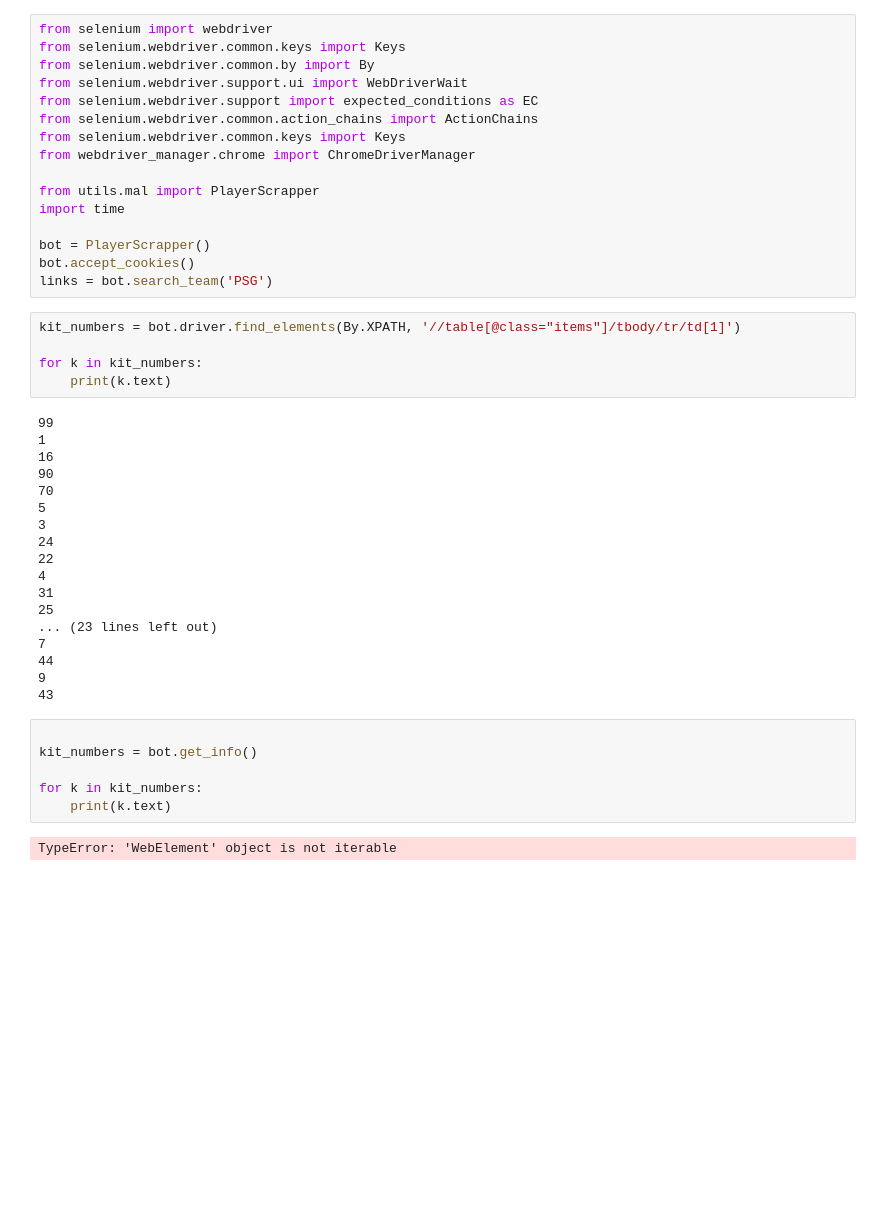
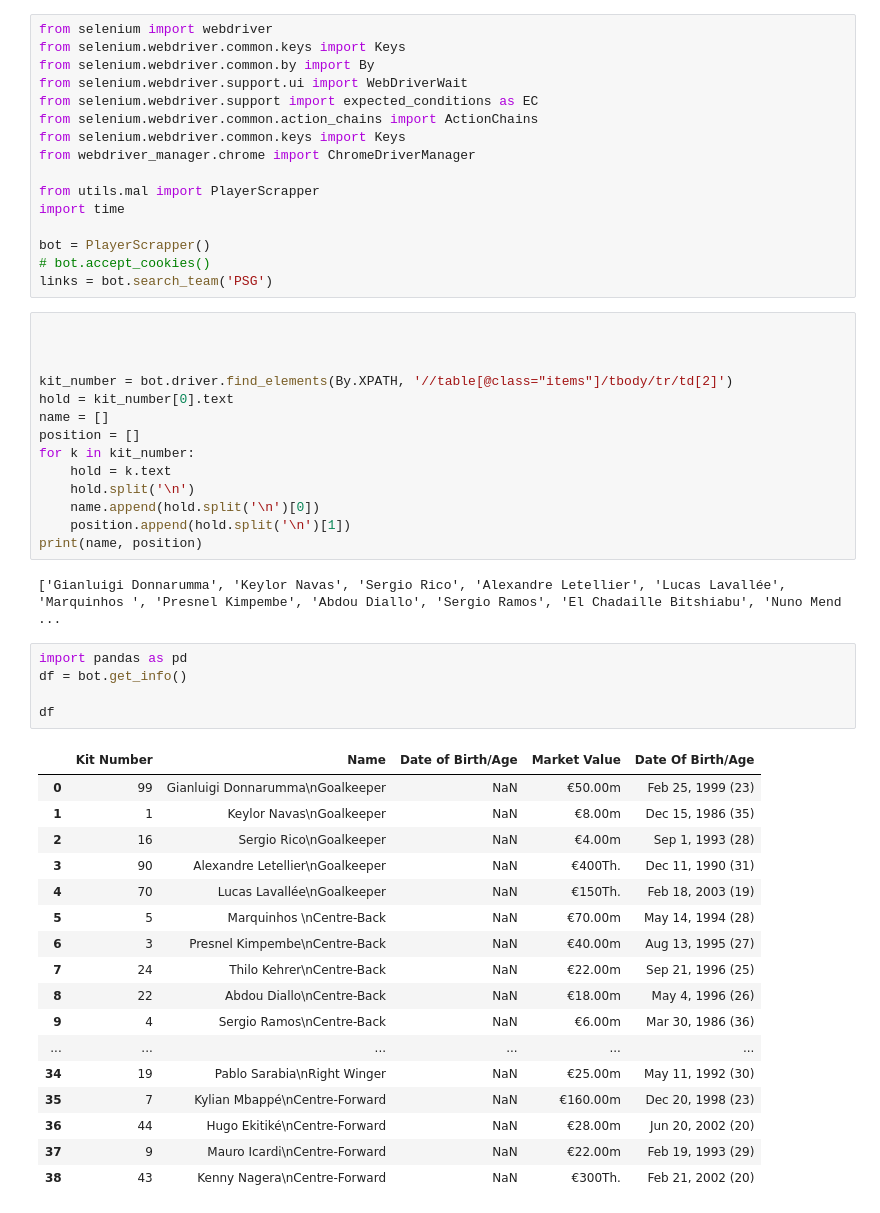
Before and after one commit to Manish-Sudhir/Web-Scrapper, a Jupyter notebook: notebook.ipynb, the cells around one changed output. Drawn from its saved outputs; the diff is of its cells as text; blank space fills up the shorter version.

Commit message:
Edit dataframe

```diff
--- a/notebook.ipynb
+++ b/notebook.ipynb
@@ -12,36 +12,44 @@ from utils.mal import PlayerScrapper
 import time
 
 bot = PlayerScrapper()
-bot.accept_cookies()
+# bot.accept_cookies()
 links = bot.search_team('PSG')
 # %%
-kit_numbers = bot.driver.find_elements(By.XPATH, '//table[@class="items"]/tbody/tr/td[1]')
 
-for k in kit_numbers:
-    print(k.text)
+
+
+kit_number = bot.driver.find_elements(By.XPATH, '//table[@class="items"]/tbody/tr/td[2]')
+hold = kit_number[0].text
+name = []
+position = []
+for k in kit_number:
+    hold = k.text
+    hold.split('\n')
+    name.append(hold.split('\n')[0])
+    position.append(hold.split('\n')[1])
+print(name, position)
 # %% [output]
-99
-1
-16
-90
-70
-5
-3
-24
-22
-4
-31
-25
-... (23 lines left out)
-7
-44
-9
-43
+['Gianluigi Donnarumma', 'Keylor Navas', 'Sergio Rico', 'Alexandre Letellier', 'Lucas Lavallée', 'Marquinhos ', 'Presnel Kimpembe', 'Abdou Diallo', 'Sergio Ramos', 'El Chadaille Bitshiabu', 'Nuno Mend ...
-# %%
-
-kit_numbers = bot.get_info()
-
-for k in kit_numbers:
-    print(k.text)
-# %% [output]
-TypeError: 'WebElement' object is not iterable
+# %%
+import pandas as pd
+df = bot.get_info()
+
+df
+# %% [output]
+|  | Kit Number | Name | Date of Birth/Age | Market Value | Date Of Birth/Age |
+| 0 | 99 | Gianluigi Donnarumma\nGoalkeeper | NaN | €50.00m | Feb 25, 1999 (23) |
+| 1 | 1 | Keylor Navas\nGoalkeeper | NaN | €8.00m | Dec 15, 1986 (35) |
+| 2 | 16 | Sergio Rico\nGoalkeeper | NaN | €4.00m | Sep 1, 1993 (28) |
+| 3 | 90 | Alexandre Letellier\nGoalkeeper | NaN | €400Th. | Dec 11, 1990 (31) |
+| 4 | 70 | Lucas Lavallée\nGoalkeeper | NaN | €150Th. | Feb 18, 2003 (19) |
+| 5 | 5 | Marquinhos \nCentre-Back | NaN | €70.00m | May 14, 1994 (28) |
+| 6 | 3 | Presnel Kimpembe\nCentre-Back | NaN | €40.00m | Aug 13, 1995 (27) |
+| 7 | 24 | Thilo Kehrer\nCentre-Back | NaN | €22.00m | Sep 21, 1996 (25) |
+| 8 | 22 | Abdou Diallo\nCentre-Back | NaN | €18.00m | May 4, 1996 (26) |
+| 9 | 4 | Sergio Ramos\nCentre-Back | NaN | €6.00m | Mar 30, 1986 (36) |
+| ... | ... | ... | ... | ... | ... |
+| 34 | 19 | Pablo Sarabia\nRight Winger | NaN | €25.00m | May 11, 1992 (30) |
+| 35 | 7 | Kylian Mbappé\nCentre-Forward | NaN | €160.00m | Dec 20, 1998 (23) |
+| 36 | 44 | Hugo Ekitiké\nCentre-Forward | NaN | €28.00m | Jun 20, 2002 (20) |
+| 37 | 9 | Mauro Icardi\nCentre-Forward | NaN | €22.00m | Feb 19, 1993 (29) |
+| 38 | 43 | Kenny Nagera\nCentre-Forward | NaN | €300Th. | Feb 21, 2002 (20) |
```
Also changed, not shown: parts of 2 cells of this notebook, 1 other file.
